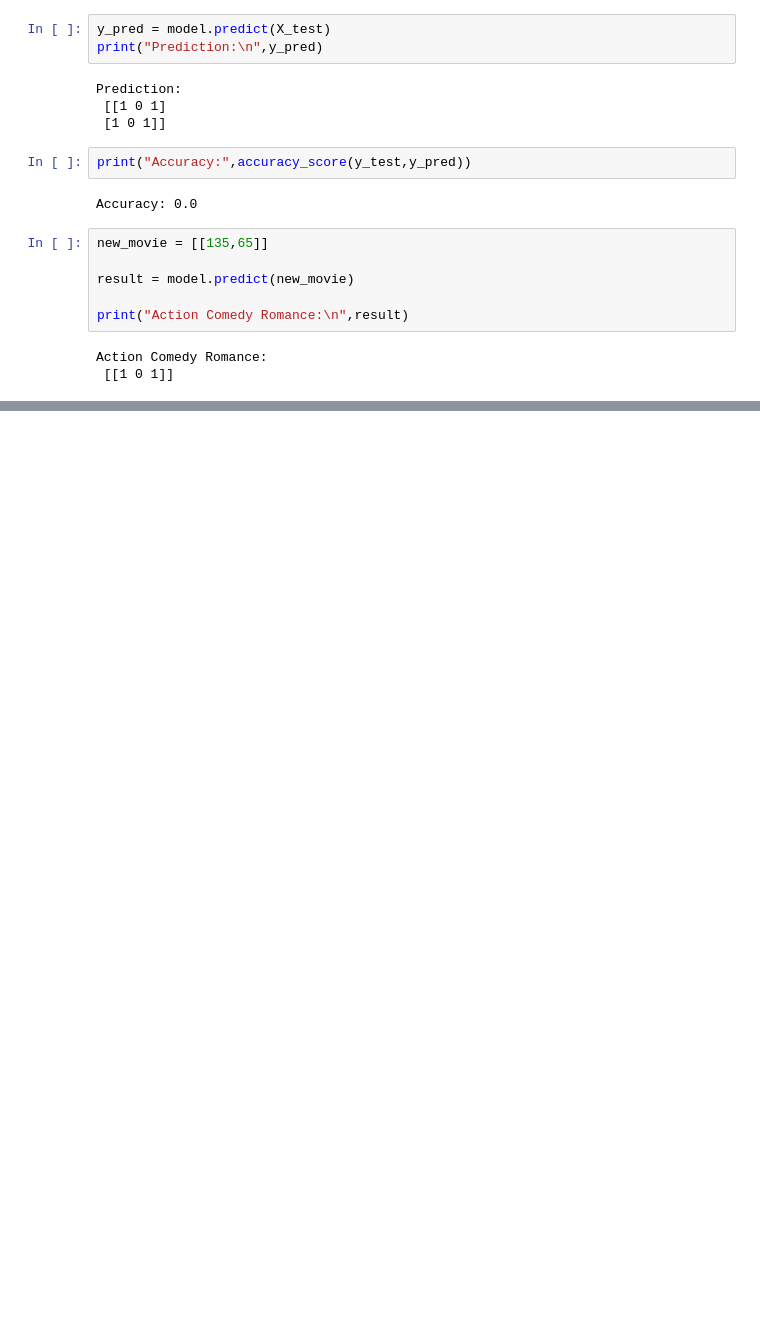
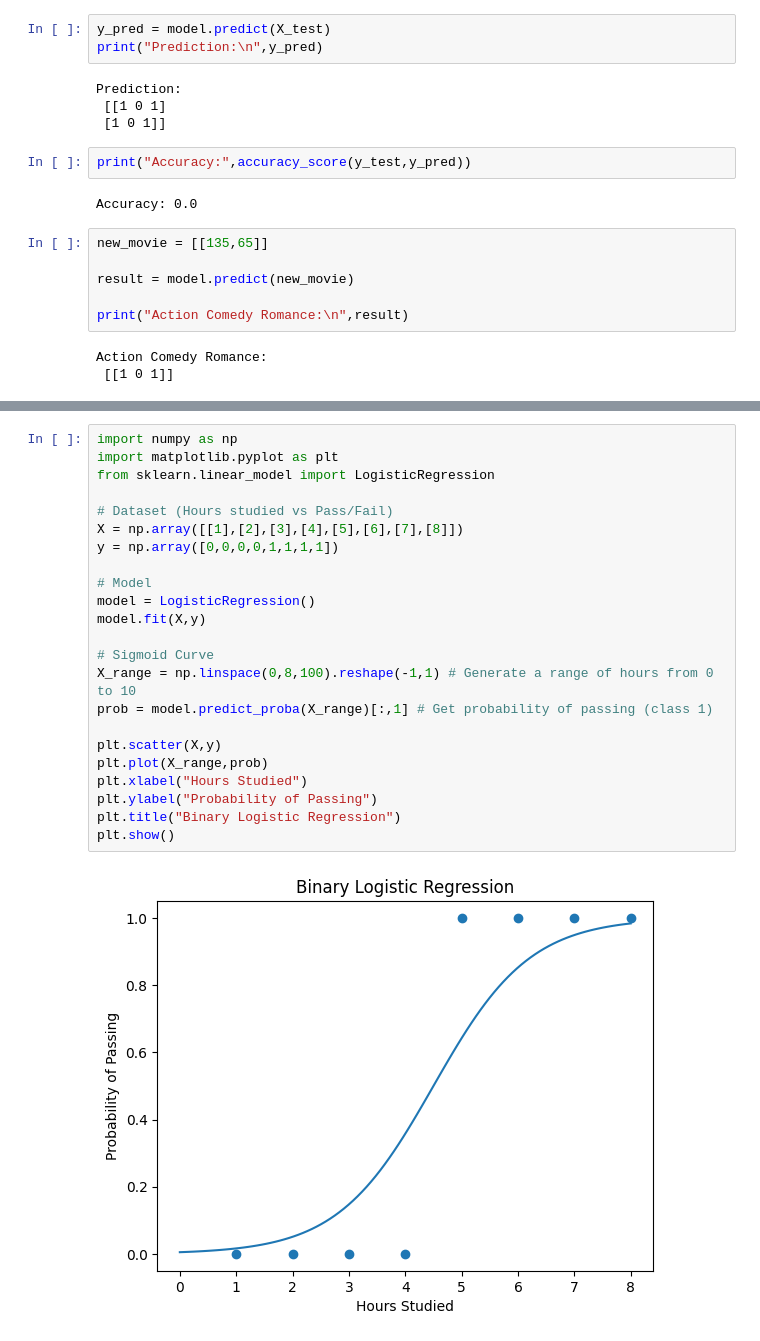
Before and after one commit to VaishnaviJadhav350/intern, a Jupyter notebook: machine learning/Logistic Regression.ipynb, the cells around one changed output, grey strips where cells are left out. Cells and saved outputs as stored; diff of their text form; blank space fills up the shorter version.

```diff
--- a/machine learning/Logistic Regression.ipynb
+++ b/machine learning/Logistic Regression.ipynb
@@ -285,0 +343,25 @@ Action Comedy Romance:
+# %%
+import numpy as np
+import matplotlib.pyplot as plt
+from sklearn.linear_model import LogisticRegression
+
+# Dataset (Hours studied vs Pass/Fail)
+X = np.array([[1],[2],[3],[4],[5],[6],[7],[8]])
+y = np.array([0,0,0,0,1,1,1,1])
+
+# Model
+model = LogisticRegression()
+model.fit(X,y)
+
+# Sigmoid Curve
+X_range = np.linspace(0,8,100).reshape(-1,1) # Generate a range of hours from 0 to 10
+prob = model.predict_proba(X_range)[:,1] # Get probability of passing (class 1)
+
+plt.scatter(X,y)
+plt.plot(X_range,prob)
+plt.xlabel("Hours Studied")
+plt.ylabel("Probability of Passing")
+plt.title("Binary Logistic Regression")
+plt.show()
+# %% [output]
+[figure, added]
```
Also changed, not shown: parts of 24 cells of this notebook, 1 other file.
